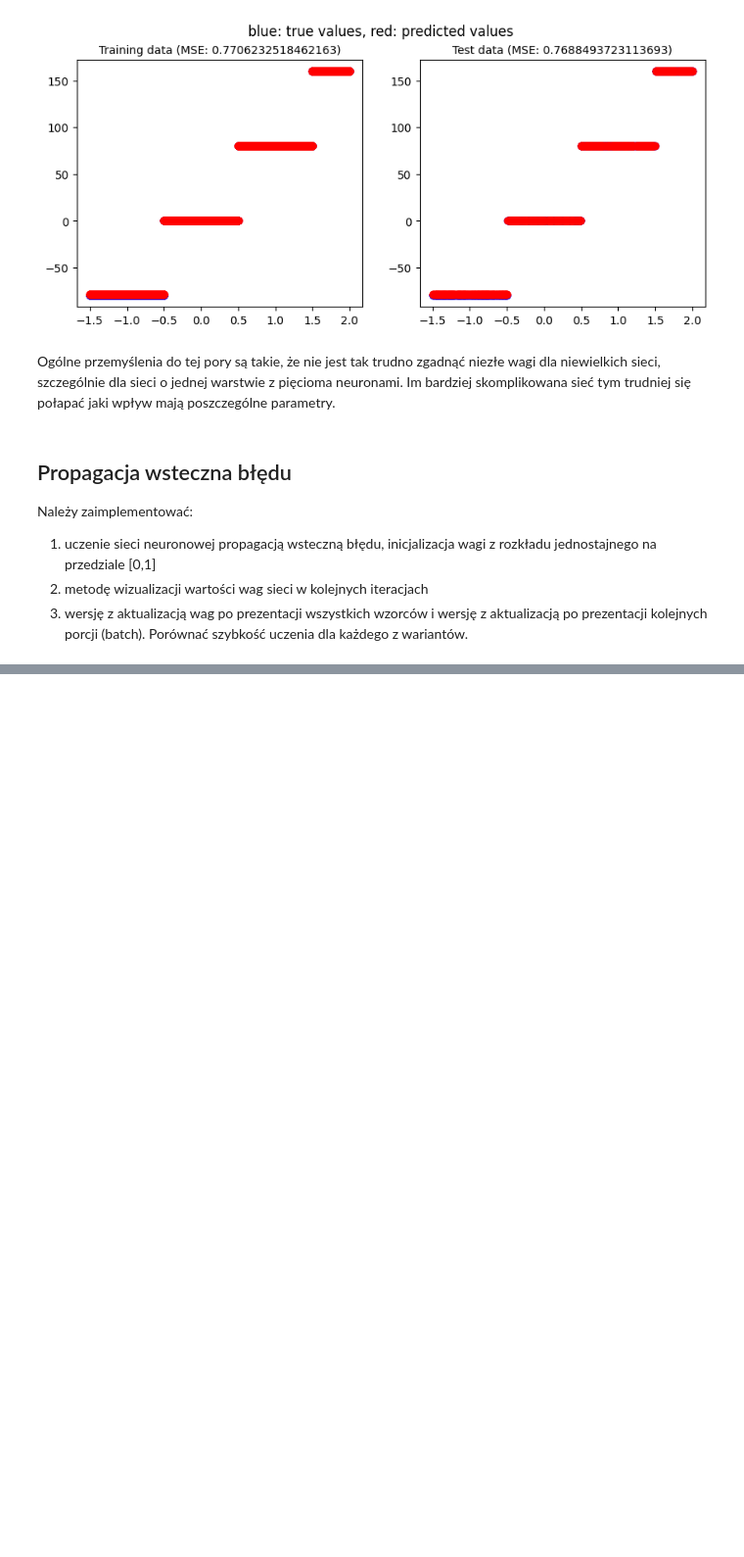
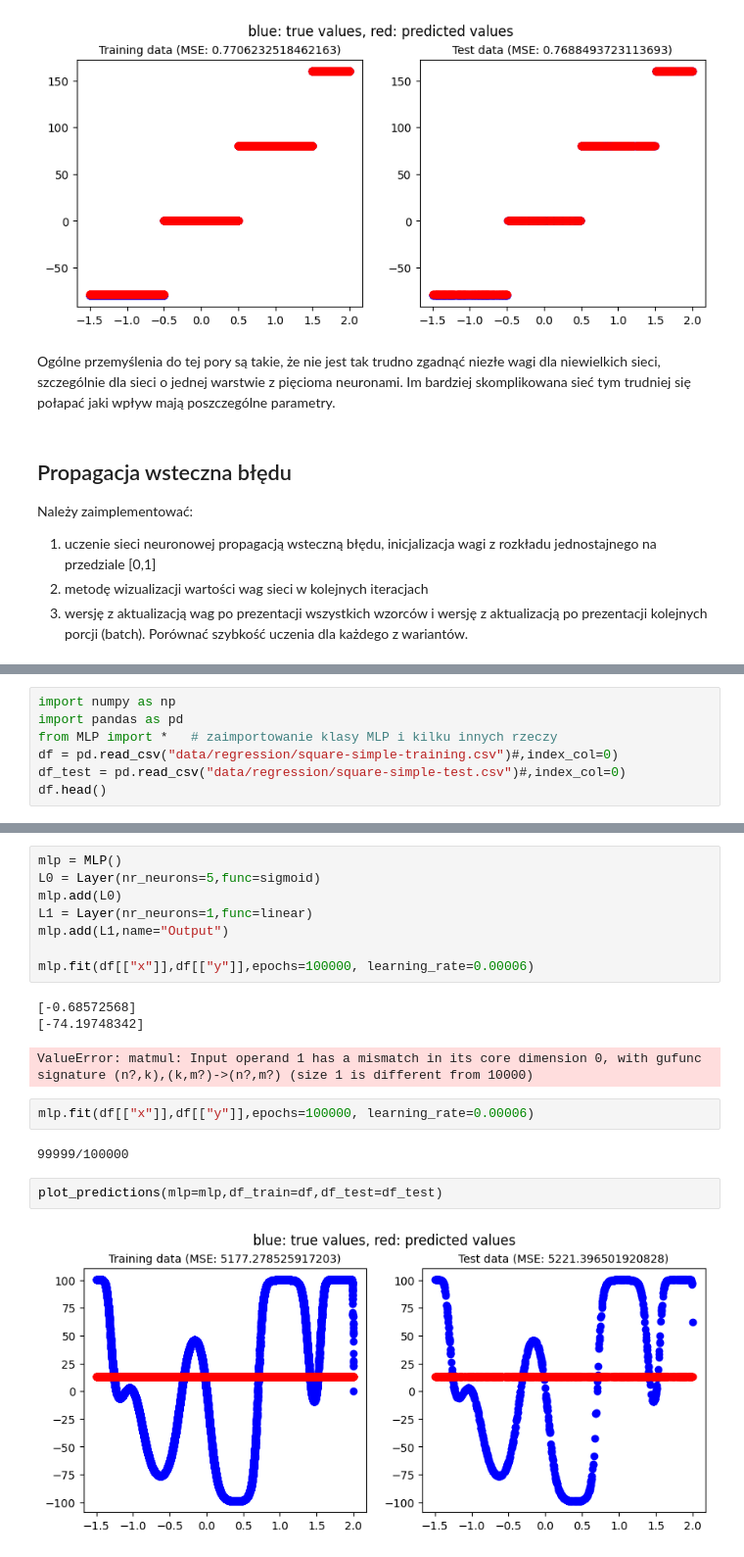
Before and after one commit to skowronskid/Computational-Analysis-Methods, a Jupyter notebook: NN/main.ipynb, the cells around one changed output, grey strips where cells are left out. Shown at 98% size. Saved outputs shown, nothing was run; the diff lists cells and outputs as text; blank space fills up the shorter version.

```diff
--- a/NN/main.ipynb
+++ b/NN/main.ipynb
@@ -331,0 +279,7 @@ mlp.layers
+# %%
+import numpy as np
+import pandas as pd
+from MLP import *   # zaimportowanie klasy MLP i kilku innych rzeczy
+df = pd.read_csv("data/regression/square-simple-training.csv")#,index_col=0)
+df_test = pd.read_csv("data/regression/square-simple-test.csv")#,index_col=0)
+df.head()
@@ -331,0 +293,20 @@ mlp.layers
+# %%
+mlp = MLP()
+L0 = Layer(nr_neurons=5,func=sigmoid)
+mlp.add(L0)
+L1 = Layer(nr_neurons=1,func=linear)
+mlp.add(L1,name="Output")
+
+mlp.fit(df[["x"]],df[["y"]],epochs=100000, learning_rate=0.00006)
+# %% [output]
+[-0.68572568]
+[-74.19748342]
+ValueError: matmul: Input operand 1 has a mismatch in its core dimension 0, with gufunc signature (n?,k),(k,m?)->(n?,m?) (size 1 is different from 10000)
+# %%
+mlp.fit(df[["x"]],df[["y"]],epochs=100000, learning_rate=0.00006)
+# %% [output]
+99999/100000
+# %%
+plot_predictions(mlp=mlp,df_train=df,df_test=df_test)
+# %% [output]
+[figure, added]
```
Also changed, not shown: parts of 7 cells of this notebook, 1 other file.
